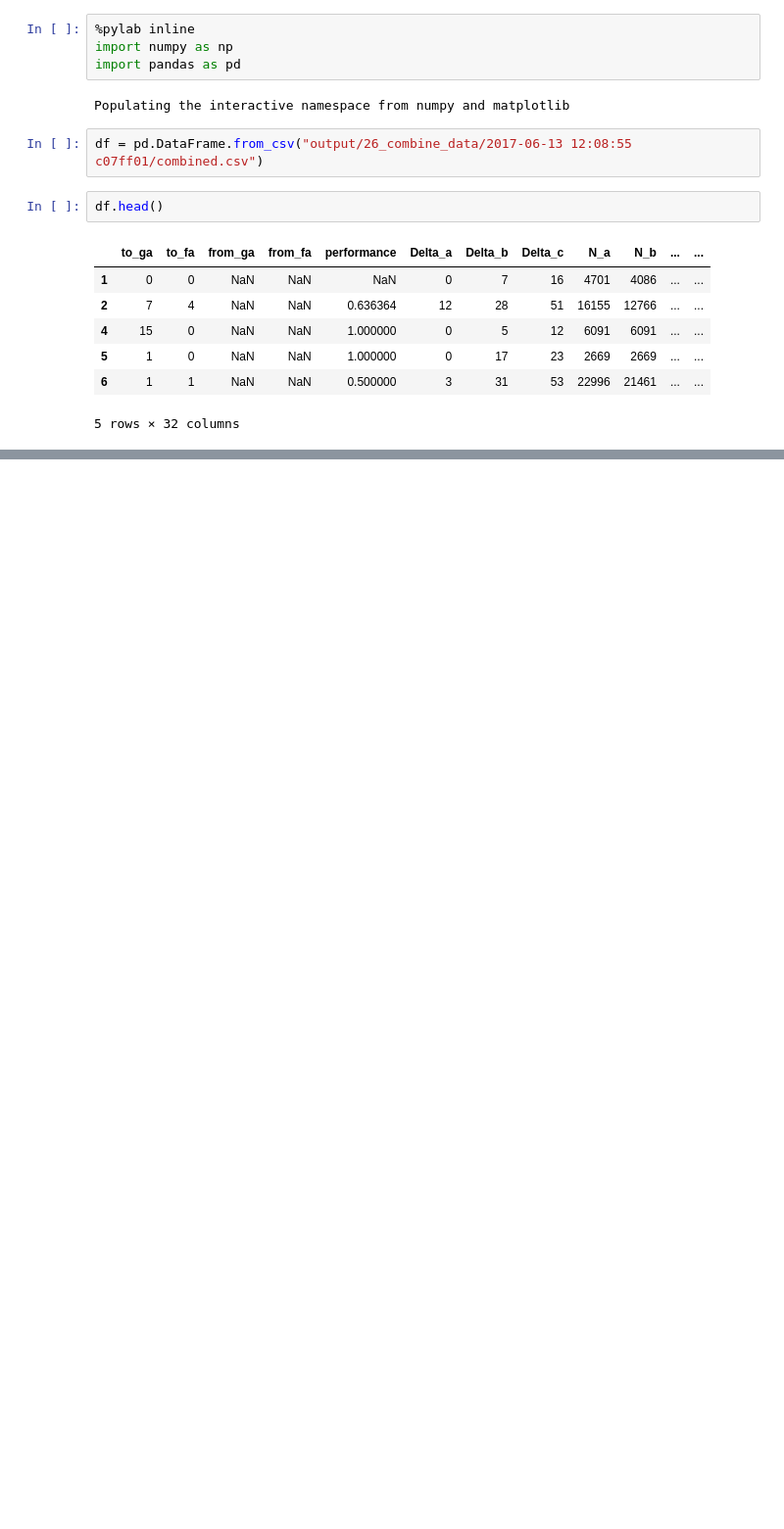
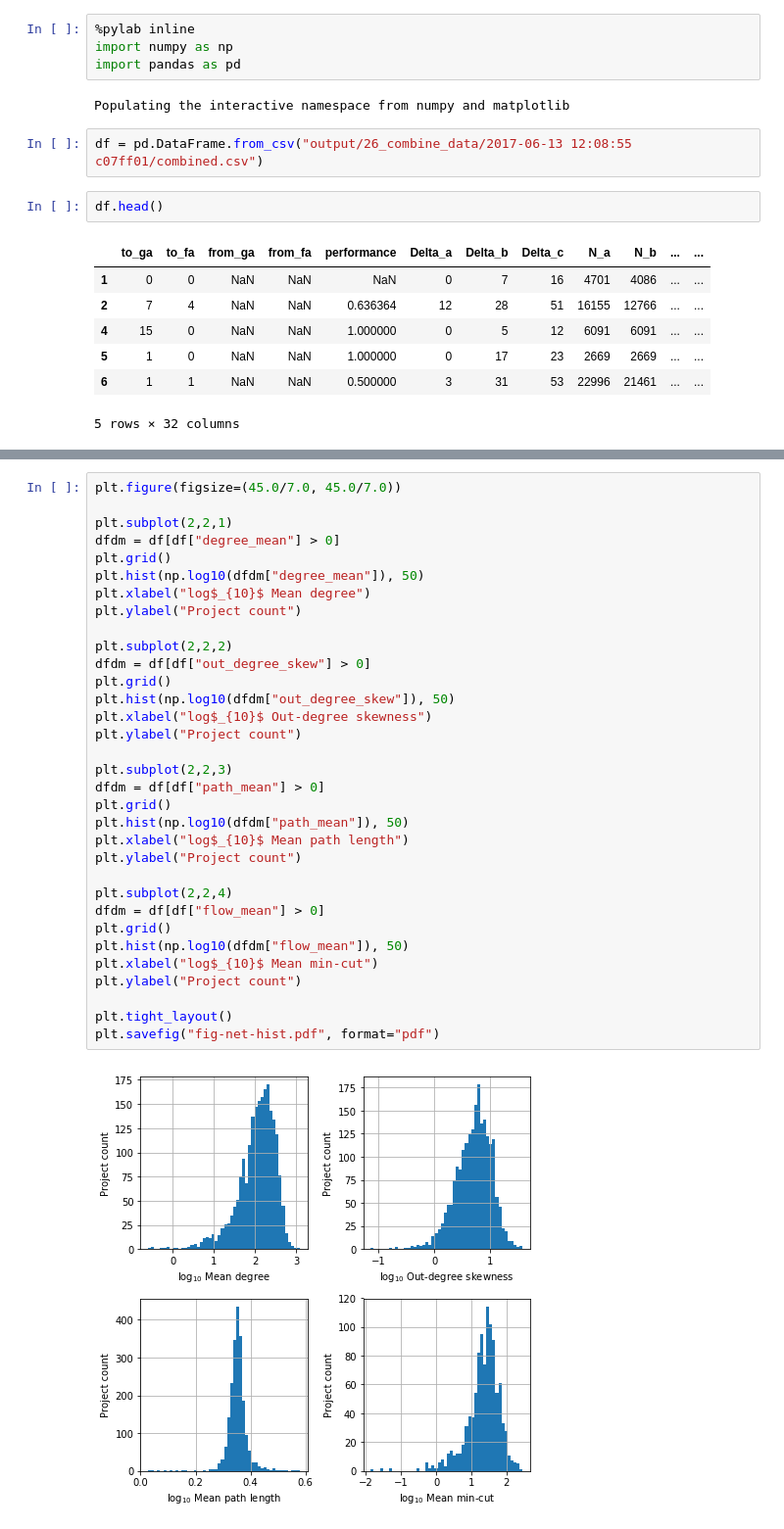
Before and after one commit to elplatt/WP-Efficiency-Performance, a Jupyter notebook: Plot Combined.ipynb, the cells around one changed output, grey strips where cells are left out. Shown at 98% size. Cells and saved outputs as stored; diff of their text form; blank space fills up the shorter version.

```diff
--- a/Plot Combined.ipynb
+++ b/Plot Combined.ipynb
@@ -28,0 +155,35 @@ plt.tight_layout()
+# %%
+plt.figure(figsize=(45.0/7.0, 45.0/7.0))
+
+plt.subplot(2,2,1)
+dfdm = df[df["degree_mean"] > 0]
+plt.grid()
+plt.hist(np.log10(dfdm["degree_mean"]), 50)
+plt.xlabel("log$_{10}$ Mean degree")
+plt.ylabel("Project count")
+
+plt.subplot(2,2,2)
+dfdm = df[df["out_degree_skew"] > 0]
+plt.grid()
+plt.hist(np.log10(dfdm["out_degree_skew"]), 50)
+plt.xlabel("log$_{10}$ Out-degree skewness")
+plt.ylabel("Project count")
+
+plt.subplot(2,2,3)
+dfdm = df[df["path_mean"] > 0]
+plt.grid()
+plt.hist(np.log10(dfdm["path_mean"]), 50)
+plt.xlabel("log$_{10}$ Mean path length")
+plt.ylabel("Project count")
+
+plt.subplot(2,2,4)
+dfdm = df[df["flow_mean"] > 0]
+plt.grid()
+plt.hist(np.log10(dfdm["flow_mean"]), 50)
+plt.xlabel("log$_{10}$ Mean min-cut")
+plt.ylabel("Project count")
+
+plt.tight_layout()
+plt.savefig("fig-net-hist.pdf", format="pdf")
+# %% [output]
+[figure, added]
```
Also changed, not shown: parts of 5 cells of this notebook, 5 other files.
